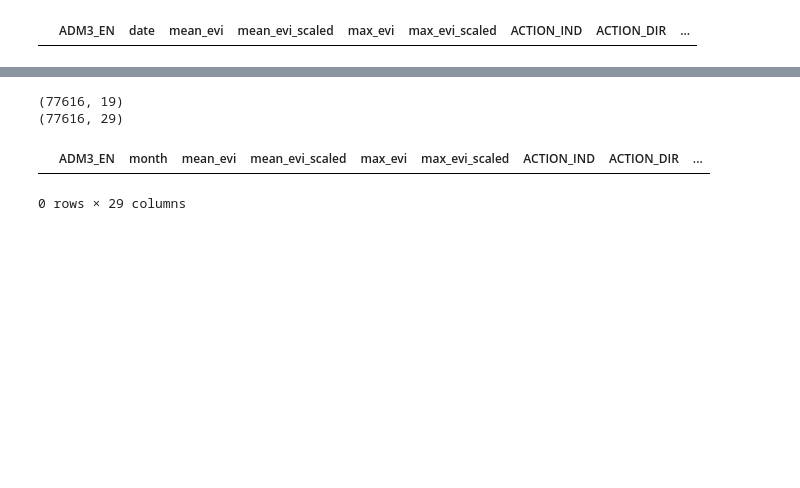
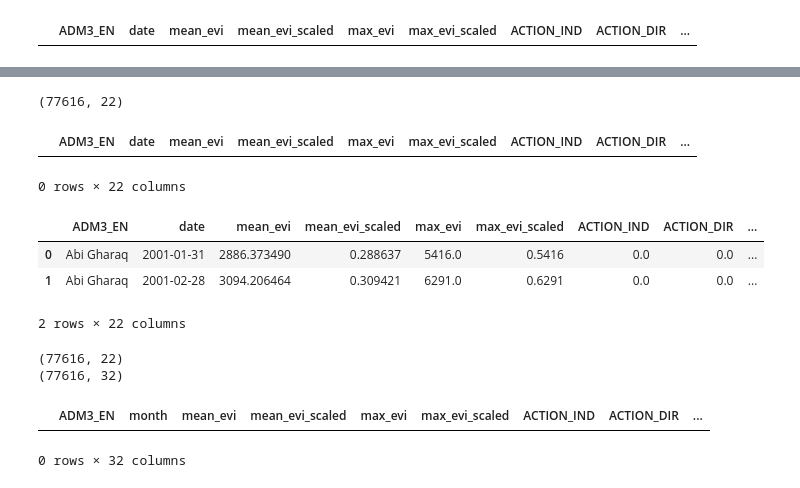
Before and after one commit to natalie-ayers/Iraq-post-conflict-rebel-governance, a Jupyter notebook: merge_datasets_adm3.ipynb, the cells around one changed output, grey strips where cells are left out. Saved outputs shown, nothing was run; the diff lists cells and outputs as text; code cells hidden in the pictures; blank space fills up the shorter version.

```diff
--- a/merge_datasets_adm3.ipynb
+++ b/merge_datasets_adm3.ipynb
@@ -13,6 +13,8 @@ iom_data_file = source_dir + '/data/iom/iom_raw.xlsx'
 ag_indices_file = source_dir + '/data/satellite_indices/evi/evi_mask_mean_max_min/evi_stats_Jan2001-Dec2022.csv'
 adm3_xsub_file = source_dir + '/data/conflict/adm3_xsub_monthly.csv'
 pop_dir = source_dir + '/data/population/'
+adm3_sunni_eth_file = source_dir + '/data/EPR/adm3_sunni_epr.csv'
+
 # NOTE - as-is, there is a duplicate ADM3_PCODE in this shapefile!!
 # IQG01Q05N01 is for both Abi Gharaq and Markaz Ana
 iraq_shp_adm3_loc = source_dir + '/data/geo_boundaries/irq-administrative-divisions-shapefiles/irq_admbnda_adm3_cso_20190603.shp'
@@ -22,6 +24,7 @@ iom_data = pd.read_excel(iom_data_file, sheet_name="Full Dataset",header=1)
 ag_data = pd.read_csv(ag_indices_file)
 adm3_xsub = pd.read_csv(adm3_xsub_file)
 iraq_shp_adm3 = gpd.read_file(iraq_shp_adm3_loc)
+adm3_sunni_eth = pd.read_csv(adm3_sunni_eth_file)
 # %%
 # obtain desired info from IOM
 iom_data_filt = iom_data.loc[:,('LocationID','DateofInterview','Q1.10 IsLocationInDisputedArea',
@@ -310,3 +273,20 @@ iraq_shp_adm3[iraq_shp_adm3.duplicated(subset=['ADM3_EN'],keep=False)]
+# %%
+# add in GeoEPR data
+adm3_sunni_eth = adm3_sunni_eth.drop(columns=['ADM3_PCODE'])
+adm3_iraq_data = adm3_iraq_data.merge(adm3_sunni_eth, on=['ADM3_EN'],how='left')
+print(adm3_iraq_data.shape)
+adm3_iraq_data[adm3_iraq_data.duplicated(subset=['ADM3_EN','date'],keep=False)]
+# %% [output]
+(77616, 22)
+|  | ADM3_EN | date | mean_evi | mean_evi_scaled | max_evi | max_evi_scaled | ACTION_IND | ACTION_DIR | ... |
+0 rows × 22 columns
+# %%
+adm3_iraq_data.head(2)
+# %% [output]
+|  | ADM3_EN | date | mean_evi | mean_evi_scaled | max_evi | max_evi_scaled | ACTION_IND | ACTION_DIR | ... |
+| 0 | Abi Gharaq | 2001-01-31 | 2886.373490 | 0.288637 | 5416.0 | 0.5416 | 0.0 | 0.0 | ... |
+| 1 | Abi Gharaq | 2001-02-28 | 3094.206464 | 0.309421 | 6291.0 | 0.6291 | 0.0 | 0.0 | ... |
+2 rows × 22 columns
 # %%
 # attach Adm3 geometries and parent areas to final dataset
 iraq_shp_adm3_filt = iraq_shp_adm3.loc[:,('Shape_Area', 'ADM3_EN', 'ADM3_AR', 'ADM3_PCODE',
@@ -318,13 +298,13 @@ adm3_iraq_data_fin = adm3_iraq_data.merge(iraq_shp_adm3_filt, how='left',
 adm3_iraq_data_fin = adm3_iraq_data_fin.rename(columns={'date':'month'})
 print(adm3_iraq_data_fin.shape)
 # %% [output]
-(77616, 19)
-(77616, 29)
+(77616, 22)
+(77616, 32)
 # %%
 adm3_iraq_data_fin[adm3_iraq_data_fin.duplicated(subset=['month','ADM3_EN'],keep=False)]
 # %% [output]
 |  | ADM3_EN | month | mean_evi | mean_evi_scaled | max_evi | max_evi_scaled | ACTION_IND | ACTION_DIR | ... |
-0 rows × 29 columns
+0 rows × 32 columns
 # %%
 monthly_adm3_geo_file = source_dir + '/data/combined/monthly_adm3_data.geojson'
 adm3_iraq_data_fin_gpd = gpd.GeoDataFrame(adm3_iraq_data_fin,geometry=adm3_iraq_data_fin['geometry'])
```
Also changed, not shown: parts of 3 cells of this notebook, 5 other files.
